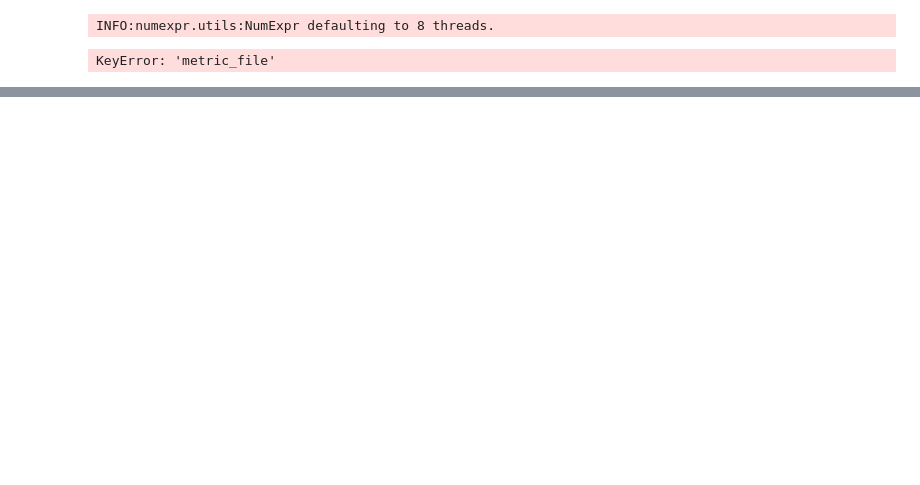
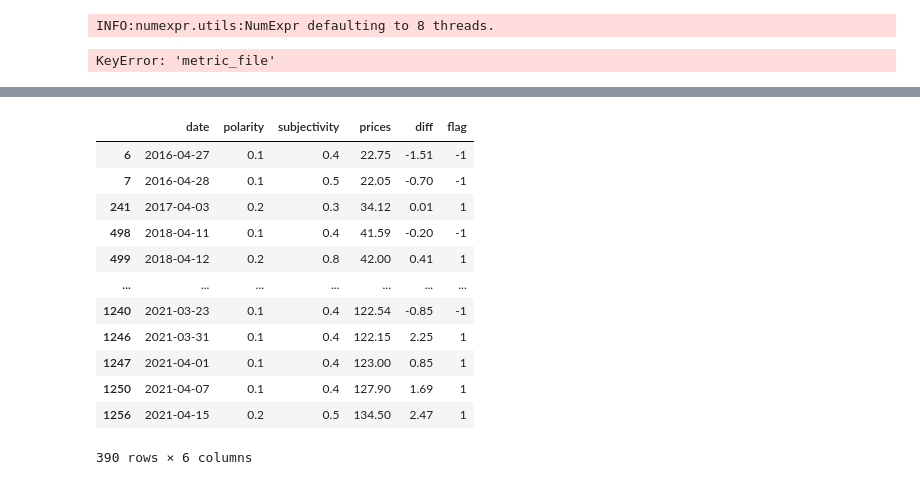
Before and after one commit to aalarifi2016/stock_market_prediction, a Jupyter notebook: jupyter_ML_test/implement.ipynb, the cells around one changed output, grey strips where cells are left out. Drawn from its saved outputs; the diff is of its cells as text; code cells hidden in the pictures; blank space fills up the shorter version.

```diff
--- a/jupyter_ML_test/implement.ipynb
+++ b/jupyter_ML_test/implement.ipynb
@@ -175,0 +177,29 @@ df.to_csv('../csv_data/AAPL.csv', index = False, encoding='utf-8')
+# %%
+#df.to_csv('../csv_data/AAPL.csv', index = False, encoding='utf-8')
+
+data_set = pd.read_csv('../csv_data/AAPL.csv', low_memory=False)
+
+# making the decimal points
+# data_set.polarity = data_set.polarity.apply(np.ceil)
+# data_set.polarity.c(1)
+# data_set['polarity'] = np.ceil(data_set.polarity * 10**2) / (10**2)
+data_set.polarity = data_set.polarity.round(1)
+data_set.subjectivity = data_set.subjectivity.round(1)
+data_set = data_set[data_set['polarity'] != 0]
+data_set = data_set[data_set['subjectivity'] != 0]
+data_set.to_csv('../csv_data/AAPL.csv', index = False, encoding='utf-8')
+data_set
+# %% [output]
+|  | date | polarity | subjectivity | prices | diff | flag |
+| 6 | 2016-04-27 | 0.1 | 0.4 | 22.75 | -1.51 | -1 |
+| 7 | 2016-04-28 | 0.1 | 0.5 | 22.05 | -0.70 | -1 |
+| 241 | 2017-04-03 | 0.2 | 0.3 | 34.12 | 0.01 | 1 |
+| 498 | 2018-04-11 | 0.1 | 0.4 | 41.59 | -0.20 | -1 |
+| 499 | 2018-04-12 | 0.2 | 0.8 | 42.00 | 0.41 | 1 |
+| ... | ... | ... | ... | ... | ... | ... |
+| 1240 | 2021-03-23 | 0.1 | 0.4 | 122.54 | -0.85 | -1 |
+| 1246 | 2021-03-31 | 0.1 | 0.4 | 122.15 | 2.25 | 1 |
+| 1247 | 2021-04-01 | 0.1 | 0.4 | 123.00 | 0.85 | 1 |
+| 1250 | 2021-04-07 | 0.1 | 0.4 | 127.90 | 1.69 | 1 |
+| 1256 | 2021-04-15 | 0.2 | 0.5 | 134.50 | 2.47 | 1 |
+390 rows × 6 columns
```
Also changed, not shown: parts of 4 cells of this notebook, 1 other file.
